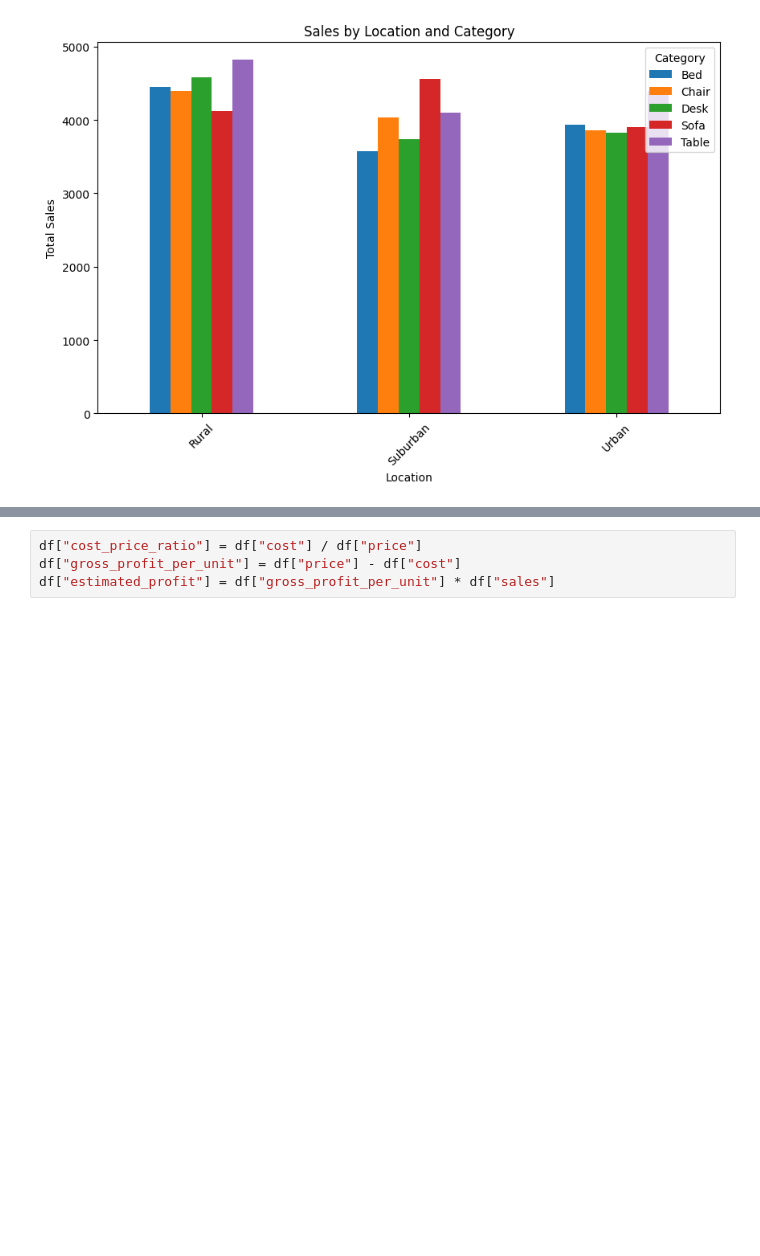
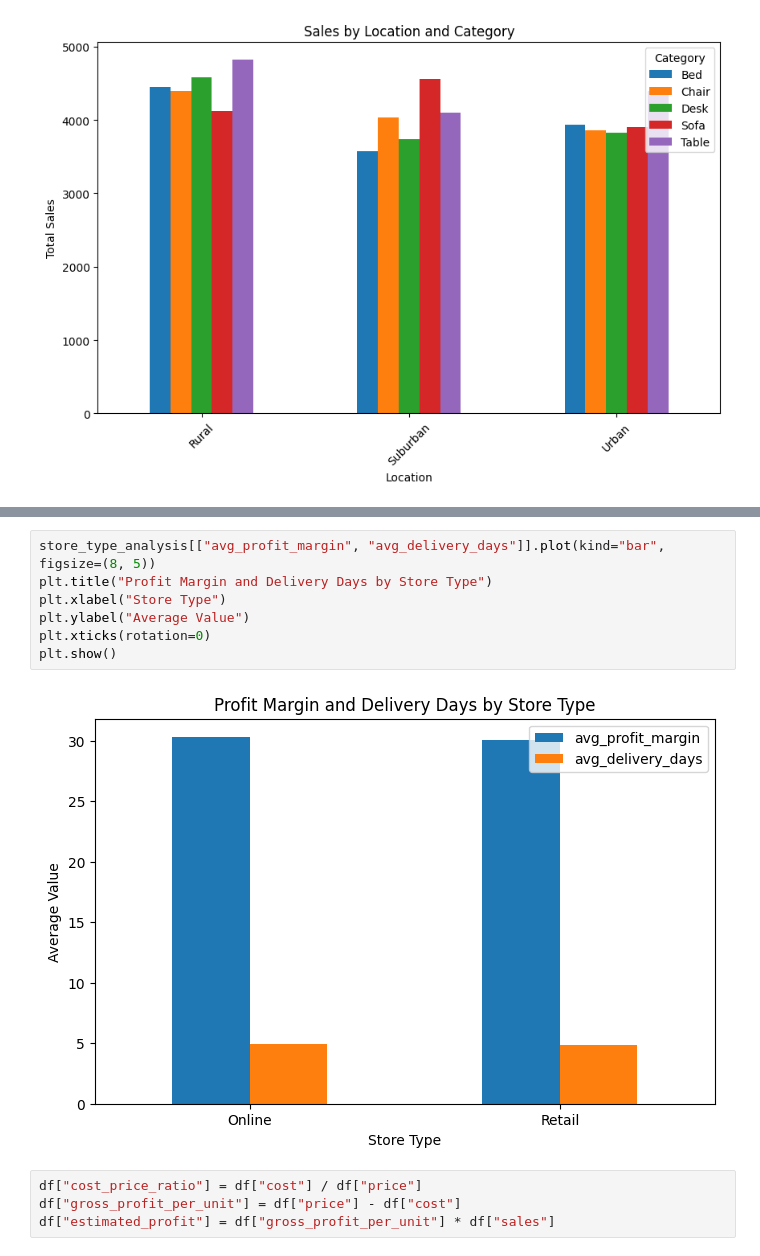
Before and after one commit to Penny967/cs687_capstone, a Jupyter notebook: data_analysis.ipynb, the cells around one changed output, grey strips where cells are left out. Saved outputs shown, nothing was run; the diff lists cells and outputs as text; blank space fills up the shorter version.

```diff
--- a/data_analysis.ipynb
+++ b/data_analysis.ipynb
@@ -322,3 +347,12 @@ plt.show()
+# %%
+store_type_analysis[["avg_profit_margin", "avg_delivery_days"]].plot(kind="bar", figsize=(8, 5))
+plt.title("Profit Margin and Delivery Days by Store Type")
+plt.xlabel("Store Type")
+plt.ylabel("Average Value")
+plt.xticks(rotation=0)
+plt.show()
+# %% [output]
+[figure, added]
 # %%
 df["cost_price_ratio"] = df["cost"] / df["price"]
 df["gross_profit_per_unit"] = df["price"] - df["cost"]
```
Also changed, not shown: parts of 3 cells of this notebook.
